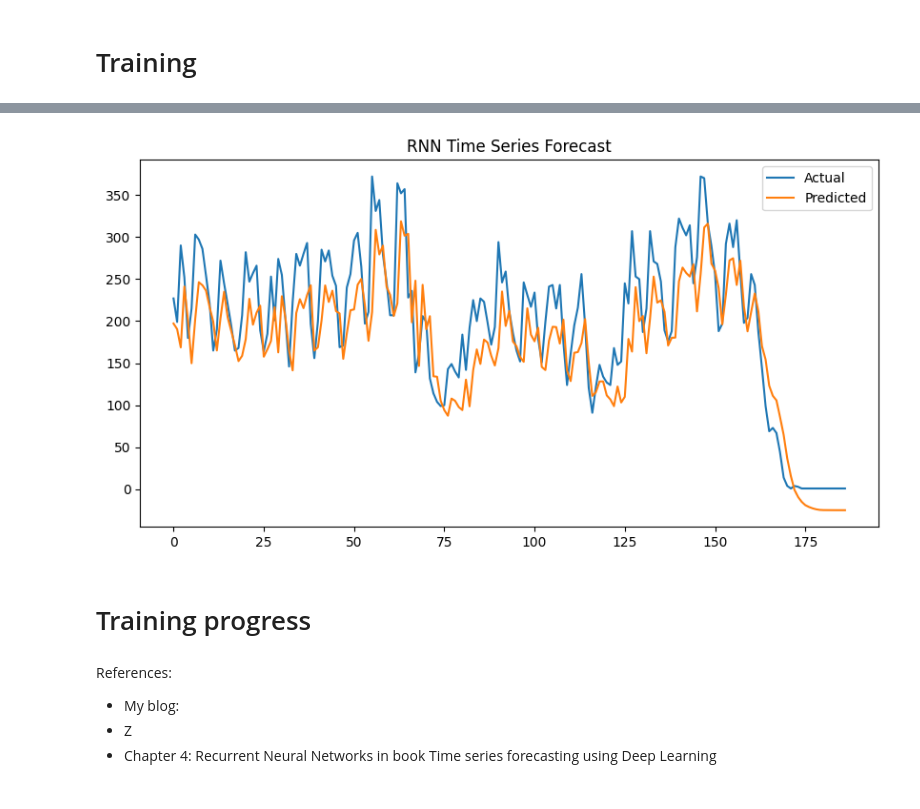
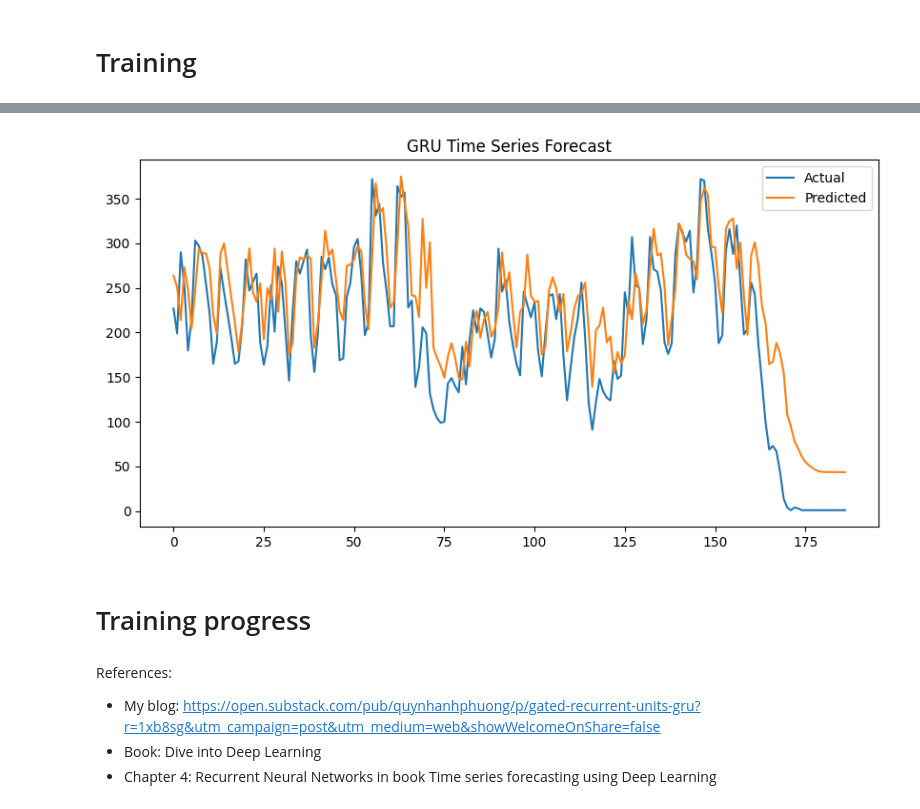
Before and after one commit to anhphuongnguyenquynh/mlops-ml-ecommerce-customers, a Jupyter notebook: ml-labs/time_series_forecasting/demand_forecasting_gru.ipynb, the cells around one changed output, grey strips where cells are left out. Cells and saved outputs as stored; diff of their text form; code cells hidden in the pictures.

```diff
--- a/ml-labs/time_series_forecasting/demand_forecasting_gru.ipynb
+++ b/ml-labs/time_series_forecasting/demand_forecasting_gru.ipynb
@@ -74,10 +74,10 @@ plt.show()
 # %% [markdown]
 # Preparing datasets for training
 # %%
-orders_bydate_rnn = orders_bydate_filtered.copy()
+orders_bydate_gru = orders_bydate_filtered.copy()
 # %%
 #set_index by date, make sure sort descending correctly
 # orders_bydate_rnn.set_index('date', inplace = True)
 # orders_bydate_rnn.head(5)
 # %%
-orders_bydate_rnn.sort_values('date', inplace = True)
+orders_bydate_gru.sort_values('date', inplace = True)
@@ -100,5 +100,5 @@ orders_bydate_rnn
 # %%
 #Normalize time series in range [0,1]
 scaler = MinMaxScaler()
-#df_scaled = scaler.fit_transform(orders_bydate_rnn)
-orders_bydate_rnn['scaled_orders'] = scaler.fit_transform(orders_bydate_rnn[['no_orders']])
+#df_scaled = scaler.fit_transform(orders_bydate_gru)
+orders_bydate_gru['scaled_orders'] = scaler.fit_transform(orders_bydate_gru[['no_orders']])
@@ -130,7 +130,7 @@ def create_sequences(data, window_size):
     return np.array(sequences), np.array(labels)
 # %%
 window_size = 10
-data = orders_bydate_rnn['scaled_orders'].values
+data = orders_bydate_gru['scaled_orders'].values
 X, y = create_sequences(data, window_size)
 # %%
 X.shape
@@ -357,17 +332,17 @@ predictions_inv = scaler.inverse_transform(predictions)
 # %%
 # 8. Plot
 plt.figure(figsize=(10,5))
 plt.plot(y_test_inv, label='Actual')
 plt.plot(predictions_inv, label='Predicted')
 plt.legend()
-plt.title("RNN Time Series Forecast")
+plt.title("GRU Time Series Forecast")
 plt.show()
 # %% [output]
-[figure, old version]
+[figure, new version]
 # %% [markdown]
 # Training progress
 # %% [markdown]
 References:
-- My blog:
-- Z
+- My blog: https://open.substack.com/pub/quynhanhphuong/p/gated-recurrent-units-gru?r=1xb8sg&utm_campaign=post&utm_medium=web&showWelcomeOnShare=false
+- Book: Dive into Deep Learning
 - Chapter 4: Recurrent Neural Networks in book Time series forecasting using Deep Learning
```
Also changed, not shown: parts of 8 cells of this notebook.
